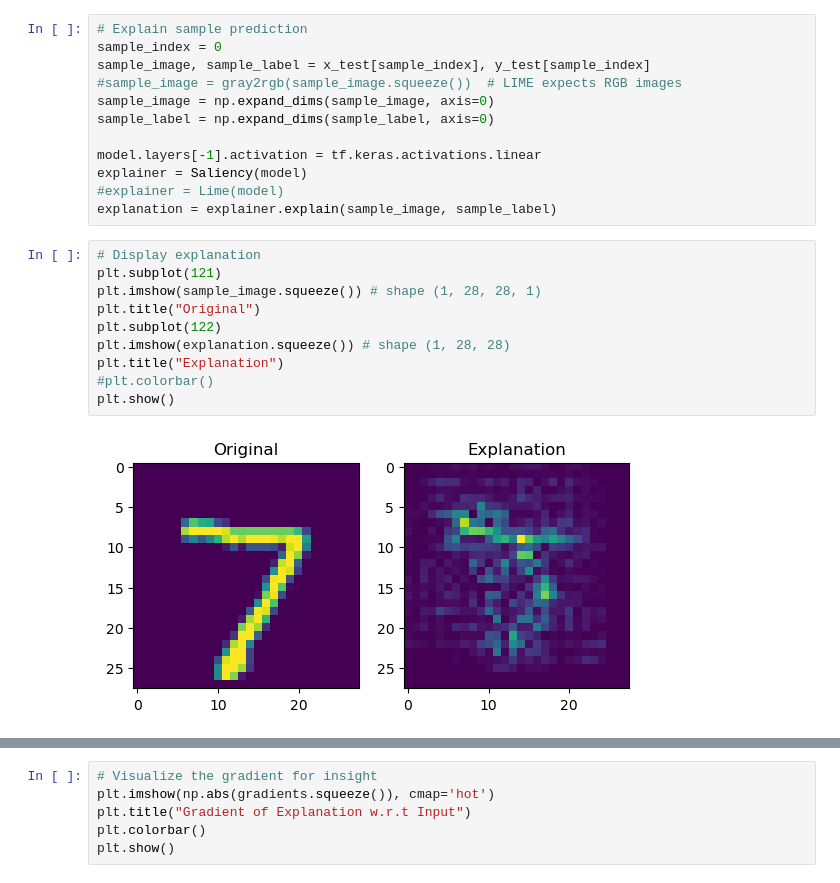
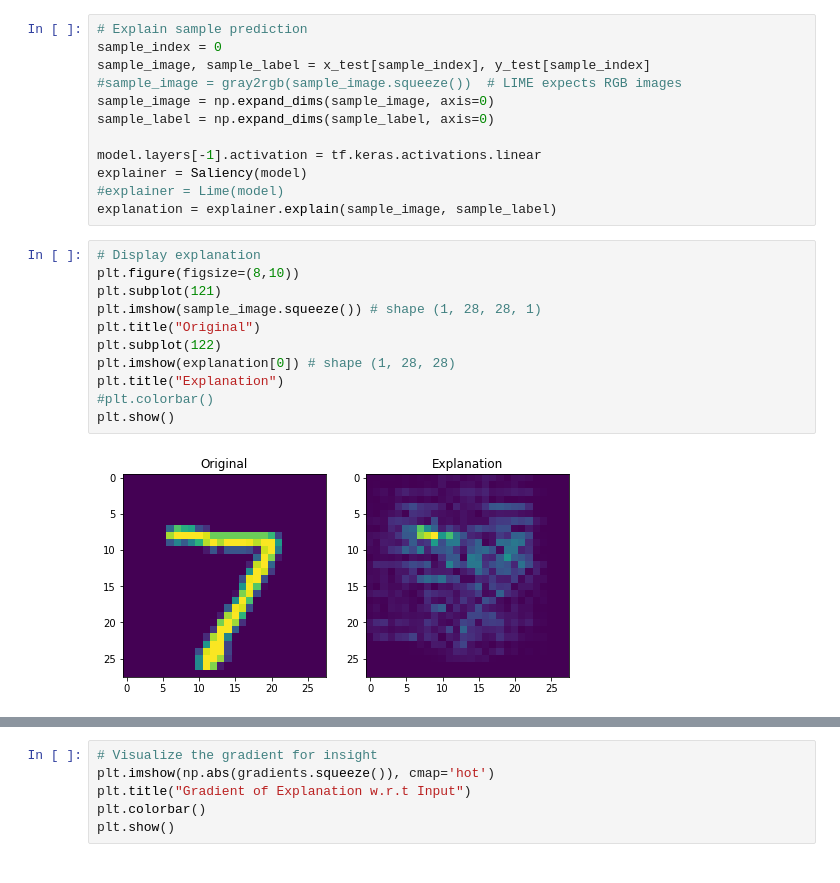
Before and after one commit to TeodorChiaburu/UXAI, a Jupyter notebook: Input_Perturbation.ipynb, the cells around one changed output, grey strips where cells are left out. Saved outputs shown, nothing was run; the diff lists cells and outputs as text.

```diff
--- a/Input_Perturbation.ipynb
+++ b/Input_Perturbation.ipynb
@@ -84,13 +83,14 @@ explainer = Saliency(model)
 explanation = explainer.explain(sample_image, sample_label)
 # %%
 # Display explanation
+plt.figure(figsize=(8,10))
 plt.subplot(121)
 plt.imshow(sample_image.squeeze()) # shape (1, 28, 28, 1)
 plt.title("Original")
 plt.subplot(122)
-plt.imshow(explanation.squeeze()) # shape (1, 28, 28)
+plt.imshow(explanation[0]) # shape (1, 28, 28)
 plt.title("Explanation")
 #plt.colorbar()
 plt.show()
 # %% [output]
-[figure, old version]
+[figure, new version]
```
Also changed, not shown: parts of 13 cells of this notebook.
